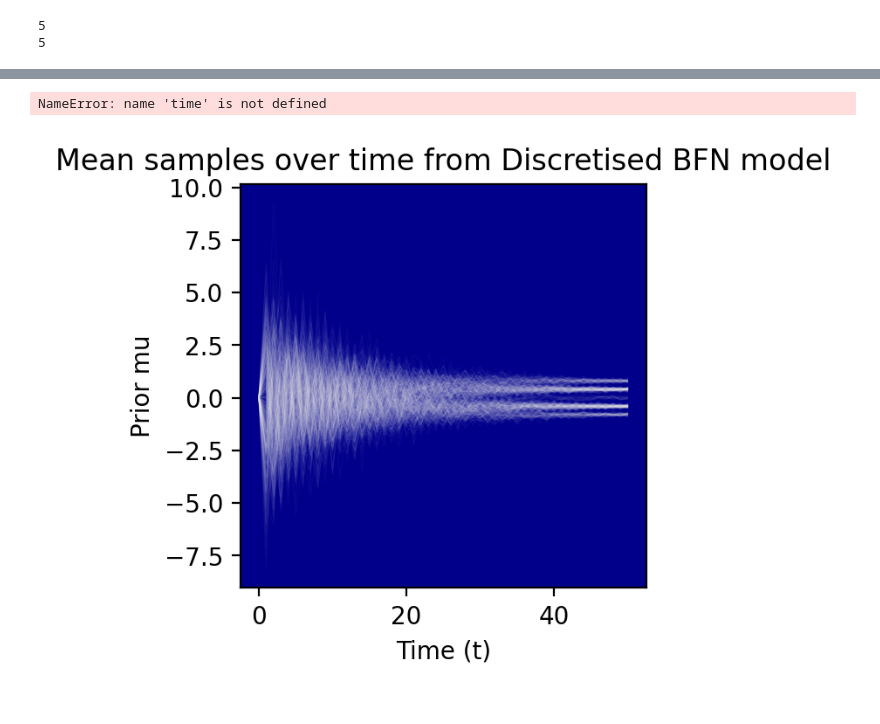
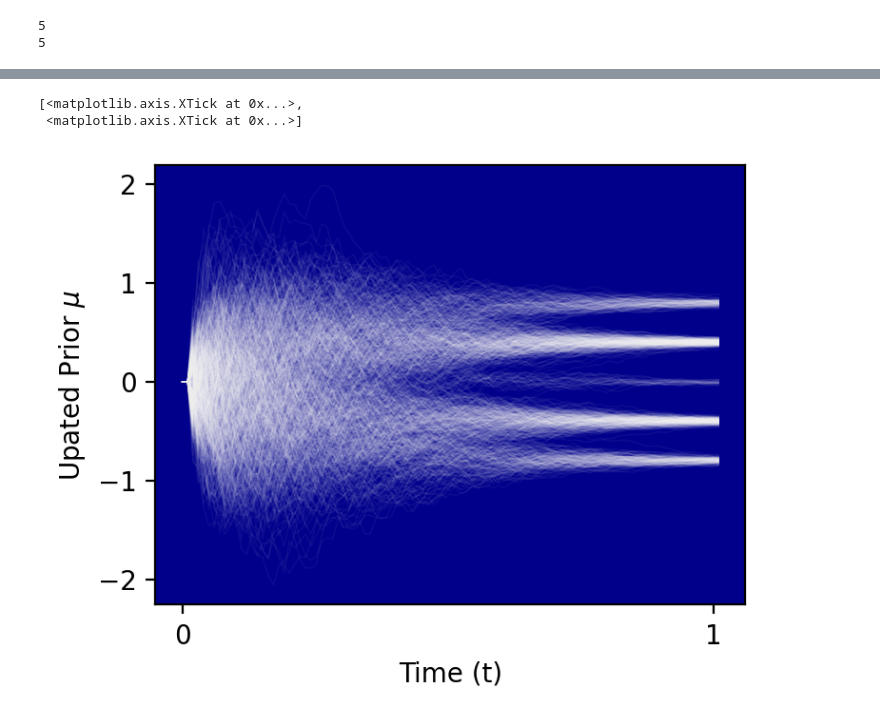
Before and after one commit to rupertmenneer/bayesian_flow, a Jupyter notebook: discretised/training_discretised.ipynb, the cells around one changed output, grey strips where cells are left out. Cells and saved outputs as stored; diff of their text form; code cells hidden in the pictures.

```diff
--- a/discretised/training_discretised.ipynb
+++ b/discretised/training_discretised.ipynb
@@ -88,7 +88,7 @@ plt.title('Training loss')
 torch.randint(1, 25, (32, 1))
 # %%
 k=5
-bs=500
+bs=1000
 dataloader = DataLoader(dataset, batch_size=bs, shuffle=True)
 batch = next(iter(dataloader))
 print(len(torch.unique(batch)))
@@ -100,17 +100,19 @@ print(len(torch.unique(samples)))
 5
 # %%
 k=5
-plt.figure(figsize=(3, 3), dpi=200)
+plt.figure(figsize=(5, 3), dpi=200)
 dataloader = DataLoader(dataset, batch_size=bs, shuffle=True)
 batch = next(iter(dataloader))
 batch.shape
+n_steps = 100
 with ema.average_parameters():
-    samples, priors = bfn_model.sample_generation_for_discretised_data(sample_shape=(bs, 1), n_steps=50)
+    samples, priors = bfn_model.sample_generation_for_discretised_data(sample_shape=(bs, 1), n_steps=n_steps)
     samples = samples.to(torch.float32)
 
-plt.hist(samples.detach().numpy(), alpha=0.8, bins=k, label='BFN Samples', color='orange', density = True)
-plt.hist(batch.numpy(), bins=k, alpha=0.5, label='True Samples', density = True)
-plt.title('Samples from Discretised BFN model')
+plt.hist(samples.detach().numpy(), alpha=0.6, bins=k, label='BFN Samples', color='fuchsia', density = True, orientation='horizontal', rwidth=0.9)
+plt.hist(batch.numpy(), bins=k, alpha=0.6, color='deepskyblue', label='True Samples', density = True, orientation='horizontal', rwidth=0.9)
+
+# plt.title('Samples from Discretised BFN model')
 # plt.yticks([0, ])
 # Assuming `ax` is your histogram's axis
 ax = plt.gca()  # Get the current axis
@@ -119,6 +121,11 @@ import matplotlib.ticker as mtick
 ax.yaxis.set_major_formatter(mtick.PercentFormatter())
 print(bfn_model.k_centers)
 plt.xticks(bfn_model.k_centers)
-plt.legend(loc='center right')
+plt.legend(loc='upper right', fontsize=8)
+
+plt.axis('off')
+# Rotate the plot 90 degrees
+
+plt.show()
 # %% [output]
 tensor([-0.80000, -0.40000,  0.00000,  0.40000,  0.80000])
@@ -127,15 +133,16 @@ tensor([-0.80000, -0.40000,  0.00000,  0.40000,  0.80000])
 # %%
-fig, ax = plt.subplots(figsize=(3, 3), dpi=200)
+fig, ax = plt.subplots(figsize=(4, 3), dpi=200)
 
 ax.set_facecolor('darkblue')
 # ax.set_facecolor((1.0, 0.47, 0.42))
-
-plt.plot(priors.detach().numpy()[:, :, 0, :].squeeze().T, label='Prior mu', alpha=0.03, color='white', linewidth=0.5);
+# n_samples = 300
+plt.plot(priors.detach().numpy()[:, :, 0, :].squeeze().T, label='Prior mu', alpha=0.05, color='white', linewidth=0.6);
 plt.xlabel('Generation step')
-plt.ylabel('Prior mu')
-plt.title('Mean samples over time from Discretised BFN model')
+plt.ylabel(r'Upated Prior $\mu$')
+# plt.title('Mean samples over time from Discretised BFN model')
 ax.set_xlabel('Time (t)')
-ax.set_xticks([0, len()-1], ['0', '1'])
+ax.set_xticks([0, n_steps-1], ['0', '1'])
 # %% [output]
-NameError: name 'time' is not defined
+[<matplotlib.axis.XTick at 0x...>,
+ <matplotlib.axis.XTick at 0x...>]
-[figure, old version]
+[figure, new version]
```
Also changed, not shown: parts of 7 cells of this notebook, 1 other file.
